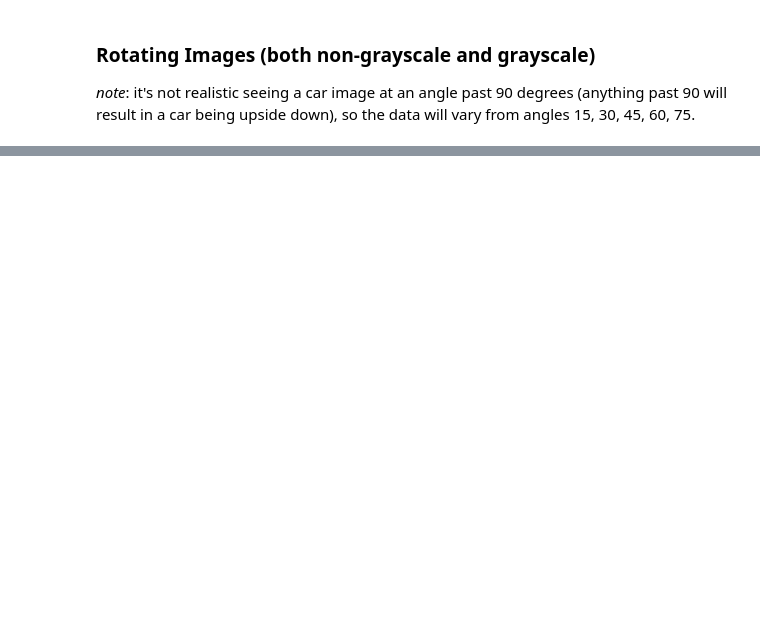
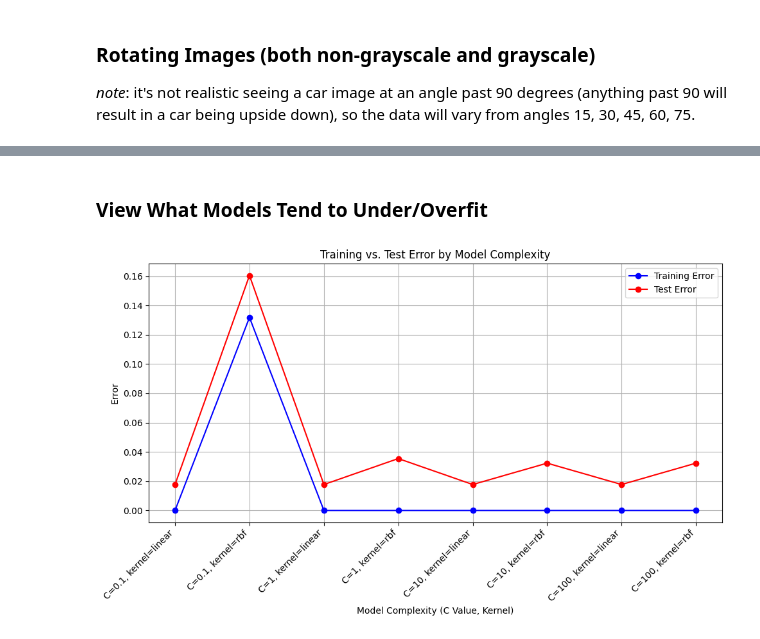
Before and after one commit to SadracSantacruz/CSE151A_Final_Project, a Jupyter notebook: milestone_3.ipynb, the cells around one changed output, grey strips where cells are left out. Saved outputs shown, nothing was run; the diff lists cells and outputs as text; code cells hidden in the pictures; blank space fills up the shorter version.

```diff
--- a/milestone_3.ipynb
+++ b/milestone_3.ipynb
@@ -197,0 +341,3 @@ display_sample_images(flipped_images, flipped_labels, is_grayscale=True)
+# %%
+# 80/20 train/test split
+X_train, X_test, y_train, y_test = train_test_split(image_embeddings, image_labels, test_size=0.2, random_state=42)
@@ -197,0 +346,17 @@ display_sample_images(flipped_images, flipped_labels, is_grayscale=True)
+# %%
+scaler = StandardScaler()
+
+X_train_scaled = scaler.fit_transform(X_train)
+X_test_scaled = scaler.transform(X_test)
+
+# train the multi-class SVM
+svm = SVC(kernel='linear', decision_function_shape='ovr')
+svm.fit(X_train_scaled, y_train)
+
+# predict on training set
+
+train_predictions = svm.predict(X_train_scaled)
+train_accuracy = accuracy_score(y_train, train_predictions)
+train_error = 1 - train_accuracy
+print(f"Accuracy: {train_accuracy}")
+print(classification_report(y_train, train_predictions))
@@ -197,0 +394,39 @@ display_sample_images(flipped_images, flipped_labels, is_grayscale=True)
+# %% [markdown]
+### View What Models Tend to Under/Overfit
+# %%
+from sklearn.model_selection import GridSearchCV
+
+# testing different hyperparameters
+param_grid = {
+    'C': [0.1, 1, 10, 100],
+    'kernel': ['linear', 'rbf']
+}
+
+# grid search cross-validation to find best hyperparameters for SVM
+grid_search = GridSearchCV(SVC(), param_grid, cv=5, scoring='accuracy', return_train_score=True)
+grid_search.fit(X_train_scaled, y_train)
+
+# get results, mean-train and mean-test errors
+results = grid_search.cv_results_
+mean_train_errors = 1 - np.array(results['mean_train_score'])
+mean_test_errors = 1 - np.array(results['mean_test_score'])
+
+
+# plot to see over/underfitting
+x_labels = []
+for params in results['params']:
+    x_labels.append(f"C={params['C']}, kernel={params['kernel']}")
+
+plt.figure(figsize=(10, 6))
+plt.plot(mean_train_errors, label="Training Error", color='blue', marker='o')
+plt.plot(mean_test_errors, label="Test Error", color='red', marker='o')
+plt.xticks(ticks=np.arange(len(x_labels)), labels=x_labels, rotation=45, ha='right')
+plt.title("Training vs. Test Error by Model Complexity")
+plt.xlabel("Model Complexity (C Value, Kernel)")
+plt.ylabel("Error")
+plt.legend()
+plt.grid(True)
+plt.tight_layout()
+plt.show()
+# %% [output]
+[figure, added]
```
Also changed, not shown: parts of 33 cells of this notebook.
